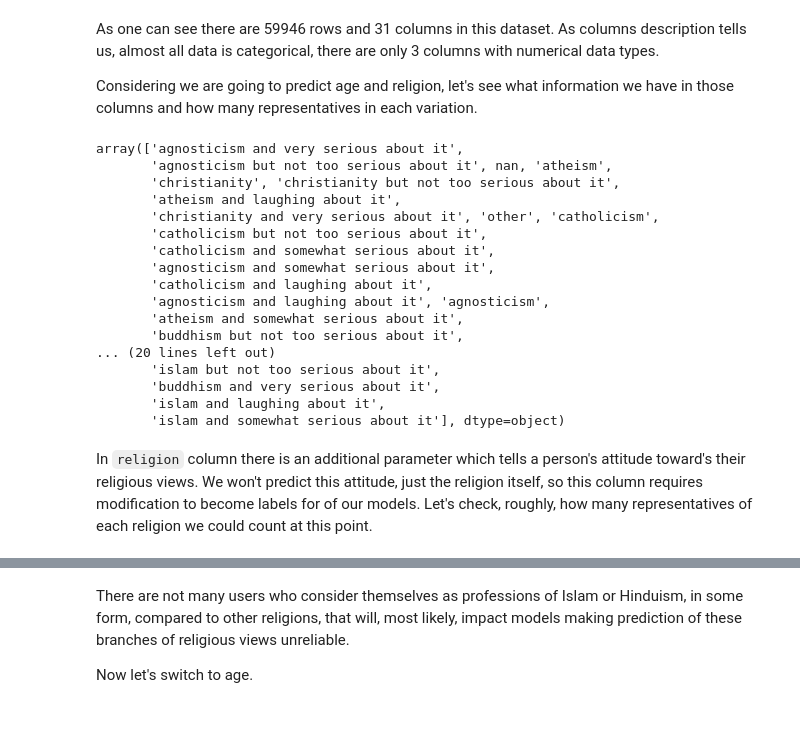
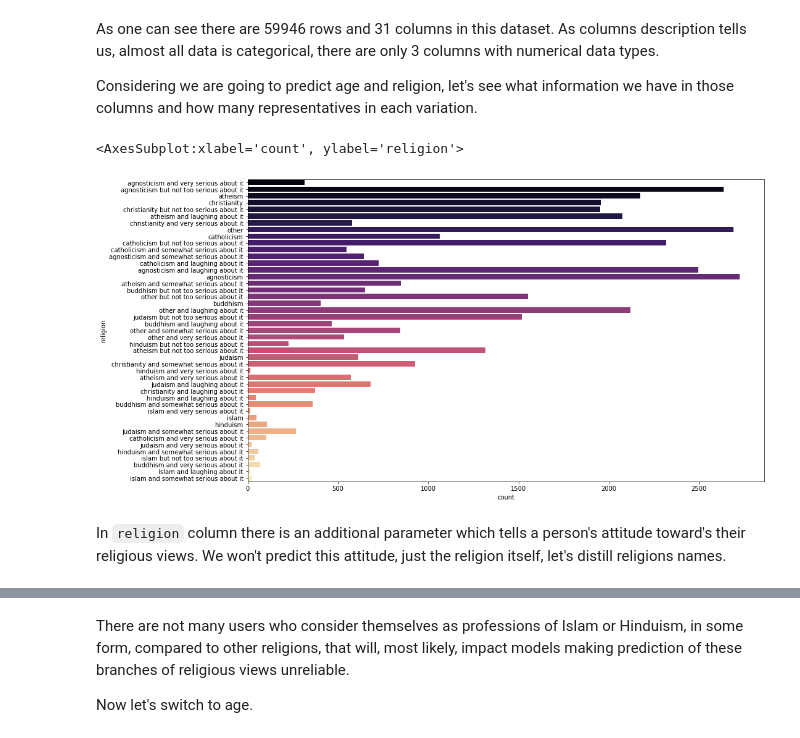
Before and after one commit to 3quetra/portfolio, a Jupyter notebook: ml/supervised_learning/dating_app_profiles_analysis.ipynb, the cells around one changed output, grey strips where cells are left out. Cells and saved outputs as stored; diff of their text form; code cells hidden in the pictures.

```diff
--- a/ml/supervised_learning/dating_app_profiles_analysis.ipynb
+++ b/ml/supervised_learning/dating_app_profiles_analysis.ipynb
@@ -120,25 +121,13 @@ memory usage: 14.2+ MB
 As one can see there are 59946 rows and 31 columns in this dataset. As columns description tells us, almost all data is categorical, there are only 3 columns with numerical data types.
 
 Considering we are going to predict age and religion, let's see what information we have in those columns and how many representatives in each variation.
-# %%
-profiles.religion.unique()
-# %% [output]
-array(['agnosticism and very serious about it',
-       'agnosticism but not too serious about it', nan, 'atheism',
-       'christianity', 'christianity but not too serious about it',
-       'atheism and laughing about it',
-       'christianity and very serious about it', 'other', 'catholicism',
-       'catholicism but not too serious about it',
-       'catholicism and somewhat serious about it',
-       'agnosticism and somewhat serious about it',
-       'catholicism and laughing about it',
-       'agnosticism and laughing about it', 'agnosticism',
-       'atheism and somewhat serious about it',
-       'buddhism but not too serious about it',
-... (20 lines left out)
-       'islam but not too serious about it',
-       'buddhism and very serious about it',
-       'islam and laughing about it',
-       'islam and somewhat serious about it'], dtype=object)
+# %%
+# Set figure size
+plt.figure(figsize=(15,9))
+# Draw countplot
+sns.countplot(data=profiles, y="religion", palette='magma')
+# %% [output]
+<AxesSubplot:xlabel='count', ylabel='religion'>
+[figure, added]
 # %% [markdown]
-In `religion` column there is an additional parameter which tells a person's attitude toward's their religious views. We won't predict this attitude, just the religion itself, so this column requires modification to become labels for of our models. Let's check, roughly, how many representatives of each religion we could count at this point.
+In `religion` column there is an additional parameter which tells a person's attitude toward's their religious views. We won't predict this attitude, just the religion itself, let's distill religions names.
```
Also changed, not shown: parts of 45 cells of this notebook, 2 other files.
